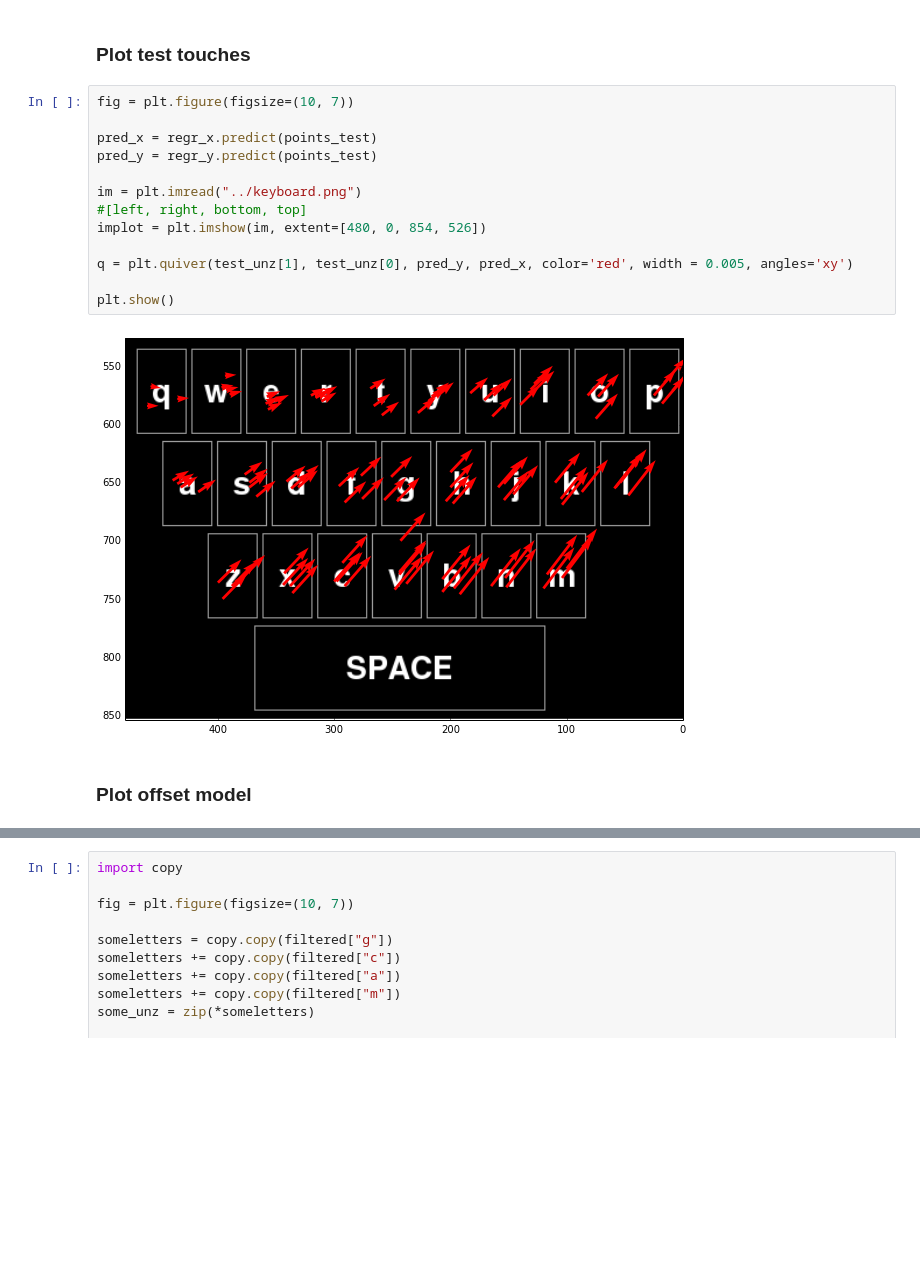
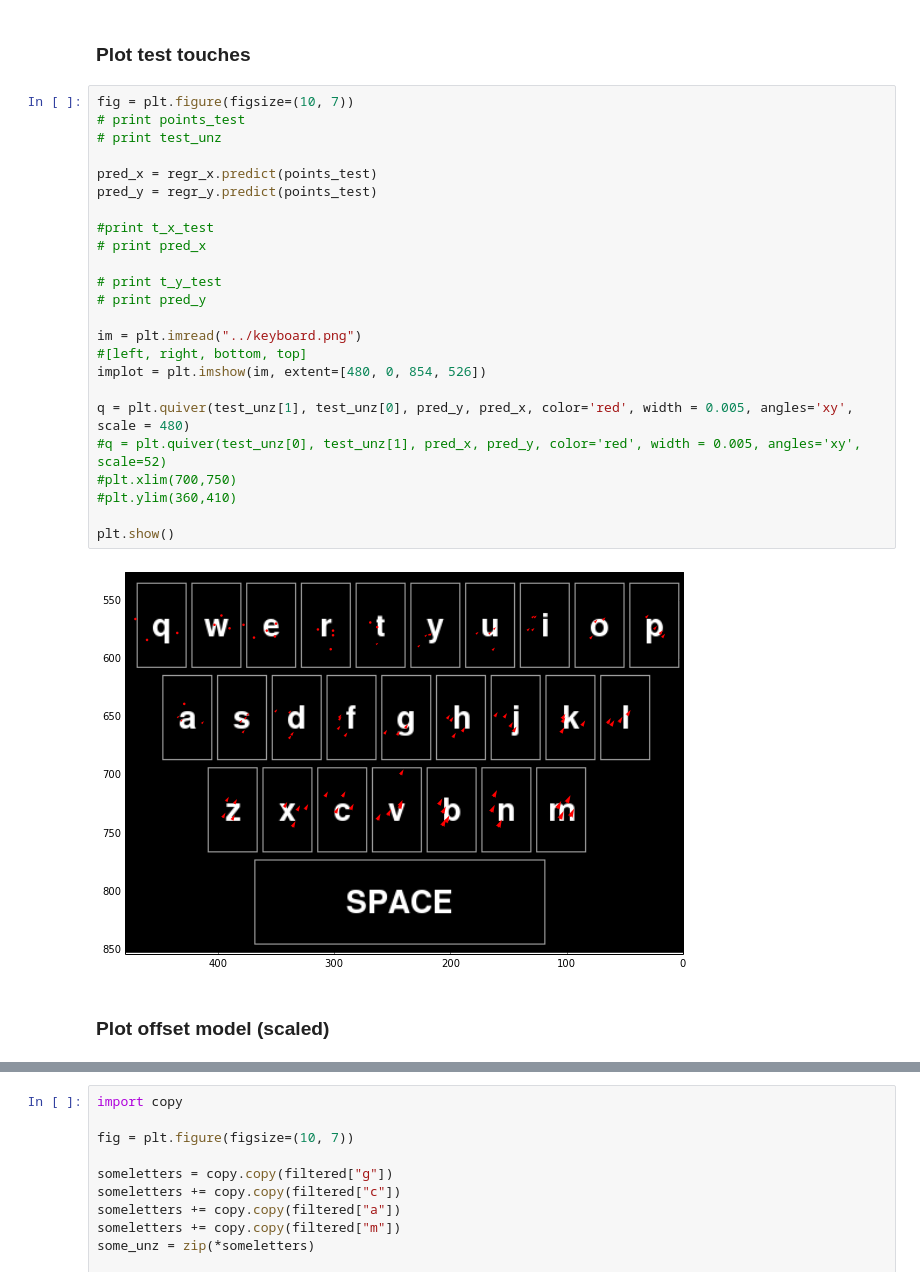
Before and after one commit to Vorte/Level5Project, a Jupyter notebook: notebooks/OffsetModel.ipynb, the cells around one changed output, grey strips where cells are left out. Saved outputs shown, nothing was run; the diff lists cells and outputs as text; blank space fills up the shorter version.

```diff
--- a/notebooks/OffsetModel.ipynb
+++ b/notebooks/OffsetModel.ipynb
@@ -153,21 +147,32 @@ plt.show()
 ### Plot test touches
 # %%
 fig = plt.figure(figsize=(10, 7))
+# print points_test
+# print test_unz
 
 pred_x = regr_x.predict(points_test)
 pred_y = regr_y.predict(points_test)
+
+#print t_x_test
+# print pred_x
+
+# print t_y_test
+# print pred_y
 
 im = plt.imread("../keyboard.png")
 #[left, right, bottom, top]
 implot = plt.imshow(im, extent=[480, 0, 854, 526])
 
-q = plt.quiver(test_unz[1], test_unz[0], pred_y, pred_x, color='red', width = 0.005, angles='xy')
+q = plt.quiver(test_unz[1], test_unz[0], pred_y, pred_x, color='red', width = 0.005, angles='xy', scale = 480)
+#q = plt.quiver(test_unz[0], test_unz[1], pred_x, pred_y, color='red', width = 0.005, angles='xy', scale=52)
+#plt.xlim(700,750)
+#plt.ylim(360,410)
 
 plt.show()
 # %% [output]
-[figure, old version]
+[figure, new version]
 # %% [markdown]
-### Plot offset model
+### Plot offset model (scaled)
 # %%
 nx, ny = (20, 10)
 y = np.linspace(10, 470, nx)
```
Also changed, not shown: parts of 2 cells of this notebook, 1 other file.
